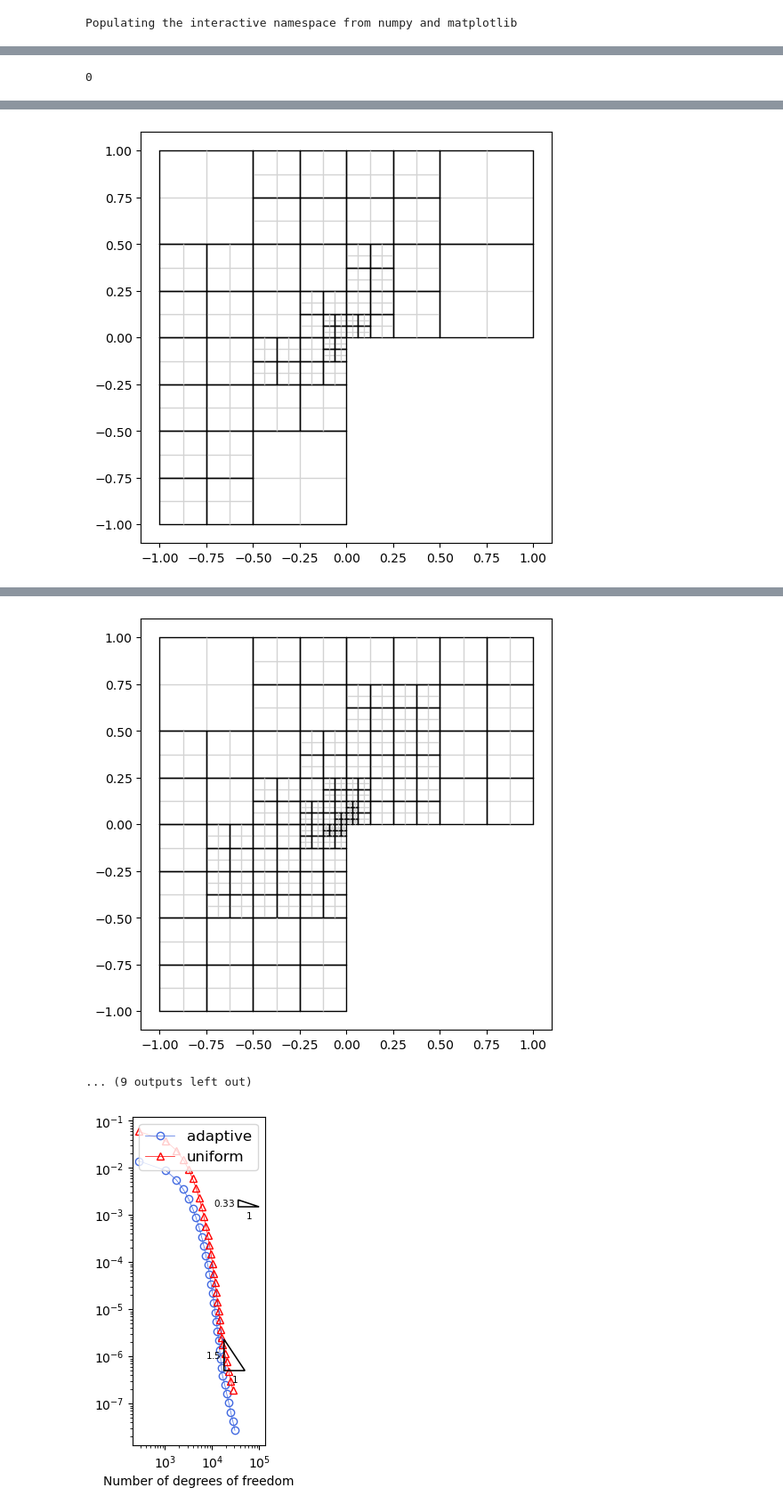
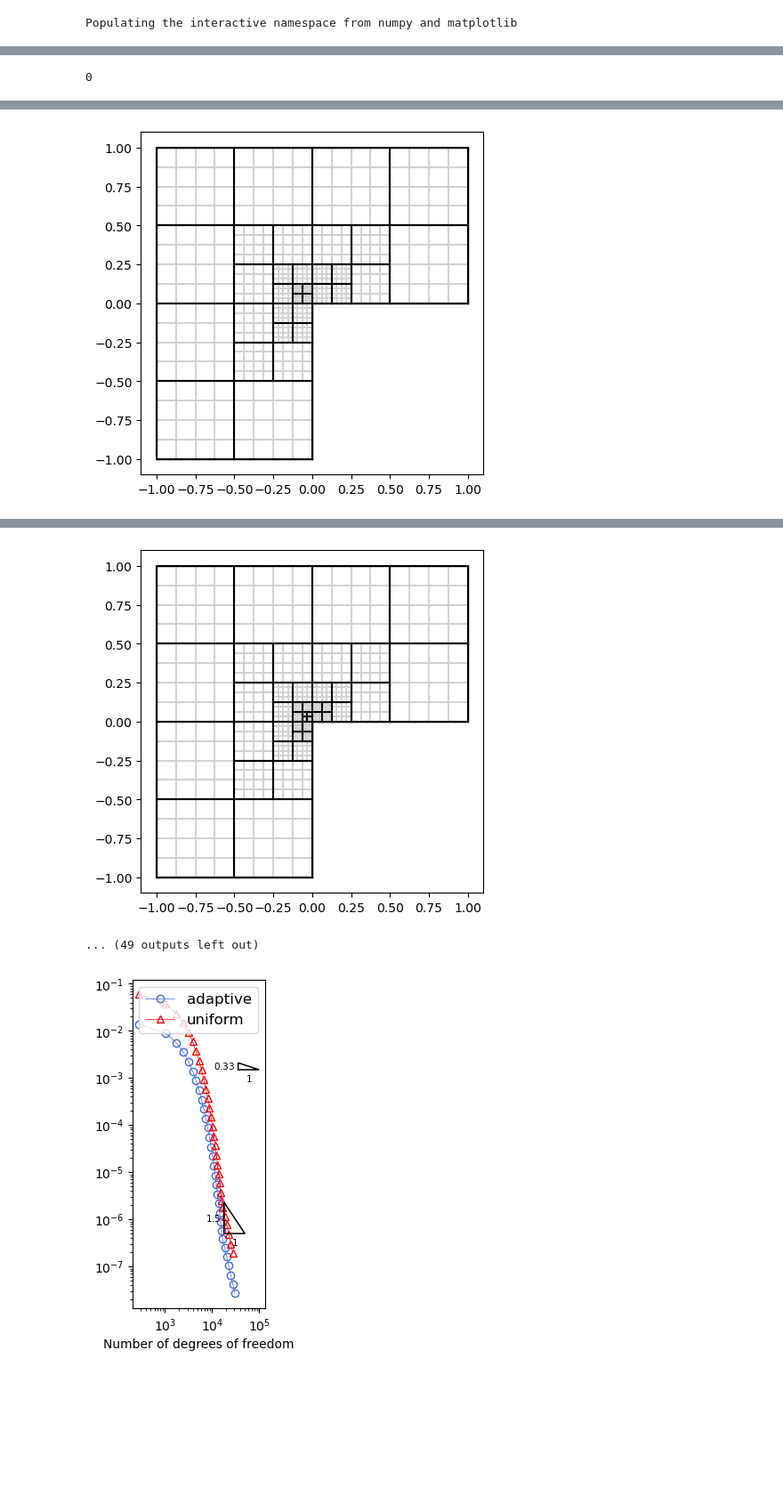
Before and after one commit to c-f-h/pyiga, a Jupyter notebook: notebooks/L-shape.ipynb, the cells around one changed output, grey strips where cells are left out. Shown at 89% size. Drawn from its saved outputs; the diff is of its cells as text; code cells hidden in the pictures; blank space fills up the shorter version.

```diff
--- a/notebooks/L-shape.ipynb
+++ b/notebooks/L-shape.ipynb
@@ -154,16 +155,17 @@ def adaptive(M, f, g, u=None, theta=0.9, maxiter=12, plotrange=(-1,1), draw=Fals
     L2err=np.zeros(maxiter)
     H1err=np.zeros(maxiter)
     err_est=np.zeros(maxiter)
-    #err_ind=[]
+    err_ind=[]
     params['u_sol']=u
     params['ux']=ux
     params['uy']=uy
+    refined=[]
     MP = assemble.Multipatch(M, automatch = True)
 
     for iter in range(maxiter):
         print(iter)
         if draw:
-            MP.mesh.draw(figsize=(6,6), bwidth=1)
+            MP.mesh.draw(bwidth=1)
             plt.axis('scaled');
             plt.show()
 
@@ -205,13 +207,14 @@ def adaptive(M, f, g, u=None, theta=0.9, maxiter=12, plotrange=(-1,1), draw=Fals
 
         if iter < maxiter-1:
             start=time.time()
-            err_indicator = adap.PoissonEstimator(MP,uh,f)
-            err_est[iter] = norm(err_indicator)
-            marked_patches = adap.doerfler_marking(err_indicator, theta)
+            err_ind.append(adap.PoissonEstimator(MP,uh,f))
+            err_est[iter] = norm(err_ind[-1])
+            marked_patches = adap.doerfler_marking(err_ind[-1], theta)
             end = time.time()
             print("Estimate and Marking took " + str(end - start) + " seconds.")
 
             marked_patches = {p:None for p in marked_patches}
+            refined.append(marked_patches)
             #print(MP.numdofs)
             start = time.time()
             M.split_patches(patches=marked_patches)
@@ -221,7 +224,6 @@ def adaptive(M, f, g, u=None, theta=0.9, maxiter=12, plotrange=(-1,1), draw=Fals
             start=time.time()
             MP = assemble.Multipatch(M, automatch = True)
             end = time.time()
-            print("")
             #MP.patch_refine(patches=marked_patches, return_prol=False)
             #MP.mesh.draw(patch_idx=True)
             #uh = [geometry.BSplineFunc(MP.mesh.patches[p][0][0], MP.global_to_patch(p) @ u_) for p in range(len(MP.mesh.patches))]
@@ -235,7 +237,7 @@ def adaptive(M, f, g, u=None, theta=0.9, maxiter=12, plotrange=(-1,1), draw=Fals
     #plt.axis('scaled')
     #plt.colorbar();
 
-    return MP, uh, numdofs, L2err, H1err, err_est
+    return MP, uh, numdofs, L2err, H1err, err_est, err_ind, refined
 # %%
 def uniform(M, f, g, u=None, maxiter=12, plotrange=(-1,1), draw=False):
     params=dict()
@@ -429,8 +437,9 @@ Refinement took 0.012154817581176758 seconds.
 [figure]
 [figure]
 # %%
-M = Lshape(1,2)
-MP_a, uh_a, numdofs_a, L2err_a, H1err_a, err_est, err_ind = adaptive(M, f={0:f}, g=u, u=u, draw=True, maxiter=12)
+deg=3
+M = Lshape(deg,deg+1)
+MP_a, uh_a, numdofs_a, L2err_a, H1err_a, err_est, err_ind, refined = adaptive(M, f={0:f}, g=u, u=u, draw=True, maxiter=30, theta=0.9)
 M.draw()
 # %% [output]
 0
@@ -464,2 +469,2 @@ Refinement took 0.05284285545349121 seconds.
 4
-[figure, old version]
+[figure, new version]
@@ -471,6 +475,6 @@ Refinement took 0.17905449867248535 seconds.
 5
-[figure, old version]
+[figure, new version]
-... (9 outputs left out)
+... (49 outputs left out)
 # %%
 np.savetxt('Lp3n4.txt', np.c_[[numdofs_a,H1err_a,L2err_a,err_est]])
 # %%
```
Also changed, not shown: parts of 20 cells of this notebook, 6 other files.
